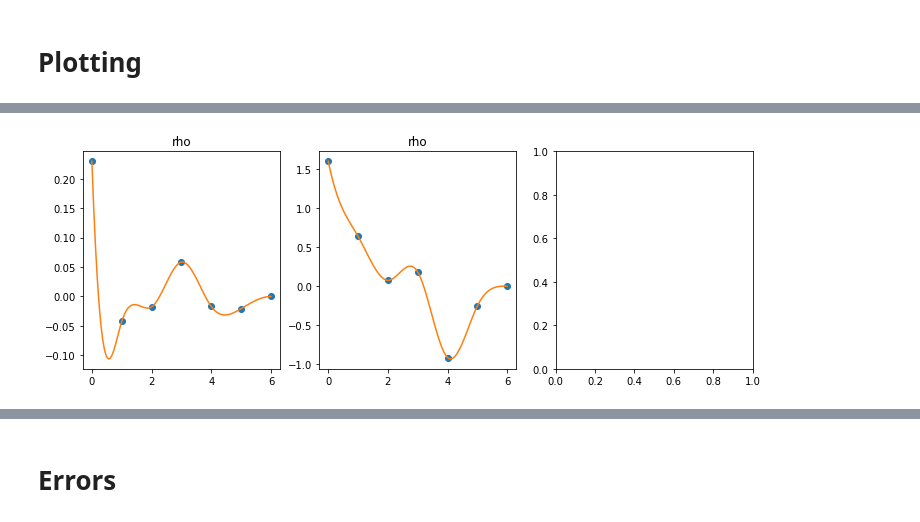
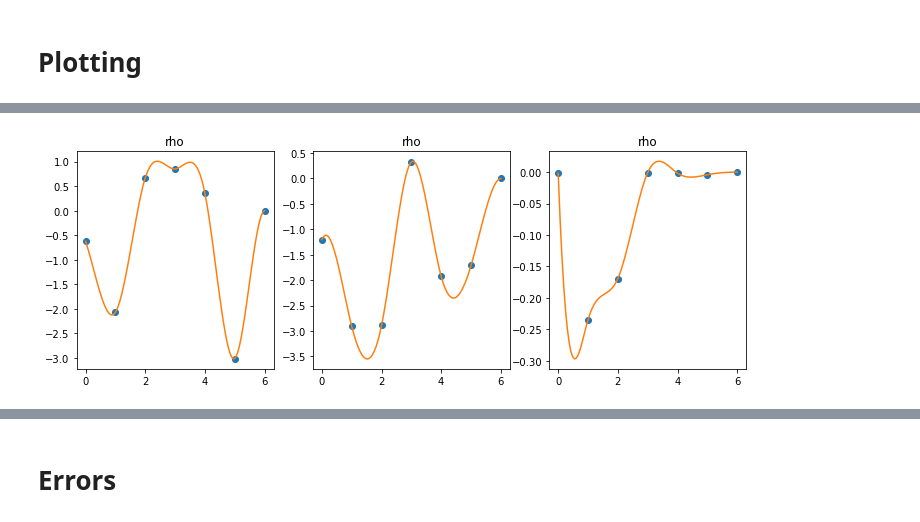
Before and after one commit to TrinkleGroup/svreg, a Jupyter notebook: tree_analyzer.ipynb, the cells around one changed output, grey strips where cells are left out. Drawn from its saved outputs; the diff is of its cells as text; code cells hidden in the pictures.

Commit message:
Fixed bug that was scrambling node results

```diff
--- a/tree_analyzer.ipynb
+++ b/tree_analyzer.ipynb
@@ -15,14 +15,14 @@ from scipy.interpolate import CubicSpline
 basePath = os.path.join('results', 'polish_rho_rho_sof')
 fromArchive = False
 
-# basePath = os.path.join('results', 'mo_fixed')
-# fromArchive = True
+basePath = os.path.join('results', 'mo_fixed2')
+fromArchive = True
 # %%
 if fromArchive:
     archive = pickle.load(open(os.path.join(basePath, 'archive.pkl'), 'rb'))
     tree = pickle.load(open(os.path.join(basePath, 'tree.pkl'), 'rb'))
 
-    treeName = 'mul(sqrt(sqrt(rho)), rho)'
+    treeName = 'add(inv(mul(sqrt(rho), rho)), rho)'
     entry = archive[treeName]
     tree.bestParams = entry.bestParams
 
@@ -56,3 +67,10 @@ def plotSpline(x, y, bc):
+# %%
+params = tree.bestParams
+
+dummy = np.zeros(27)
+dummy[0:6]   = params[0:6];   dummy[7]  = params[6]
+dummy[9:15]  = params[7:13];  dummy[16] = params[13]
+dummy[18:24] = params[14:20]; dummy[25] = params[20]
 # %%
 splits = []
 
@@ -60,4 +78,4 @@ for svNode in tree.svNodes:
     for comp in svNode.components:
         splits.append(svNode.numParams[comp]+2)
 # %%
-splitParams = np.array_split(tree.bestParams, np.cumsum(splits)[:-1])
+splitParams = np.array_split(dummy, np.cumsum(splits)[:-1])
@@ -64,24 +92,24 @@ splitParams = np.array_split(tree.bestParams, np.cumsum(splits)[:-1])
 # %%
-numRows = len(splitParams)//3 + 1
+numRows = max(1, len(splitParams)//3)
 
 fig, axes = plt.subplots(numRows, 3, figsize=(12, 4*numRows))
 
 for i, spline in enumerate(splitParams):
     y, bc = spline[:-2], spline[-2:]
     x = np.arange(len(y))
 
     plotX, plotY = plotSpline(x, y, bc)
 
     row = i//3
     col = i%3
 
     if numRows > 1:
         ax = axes[row][col]
     else:
         ax = axes[col]
 
     ax.plot(x, y, 'o')
     ax.plot(plotX, plotY)
     ax.set_title(tree.svNodes[i].description)
 # %% [output]
-[figure, old version]
+[figure, new version]
```
Also changed, not shown: parts of 17 cells of this notebook, 4 other files.
